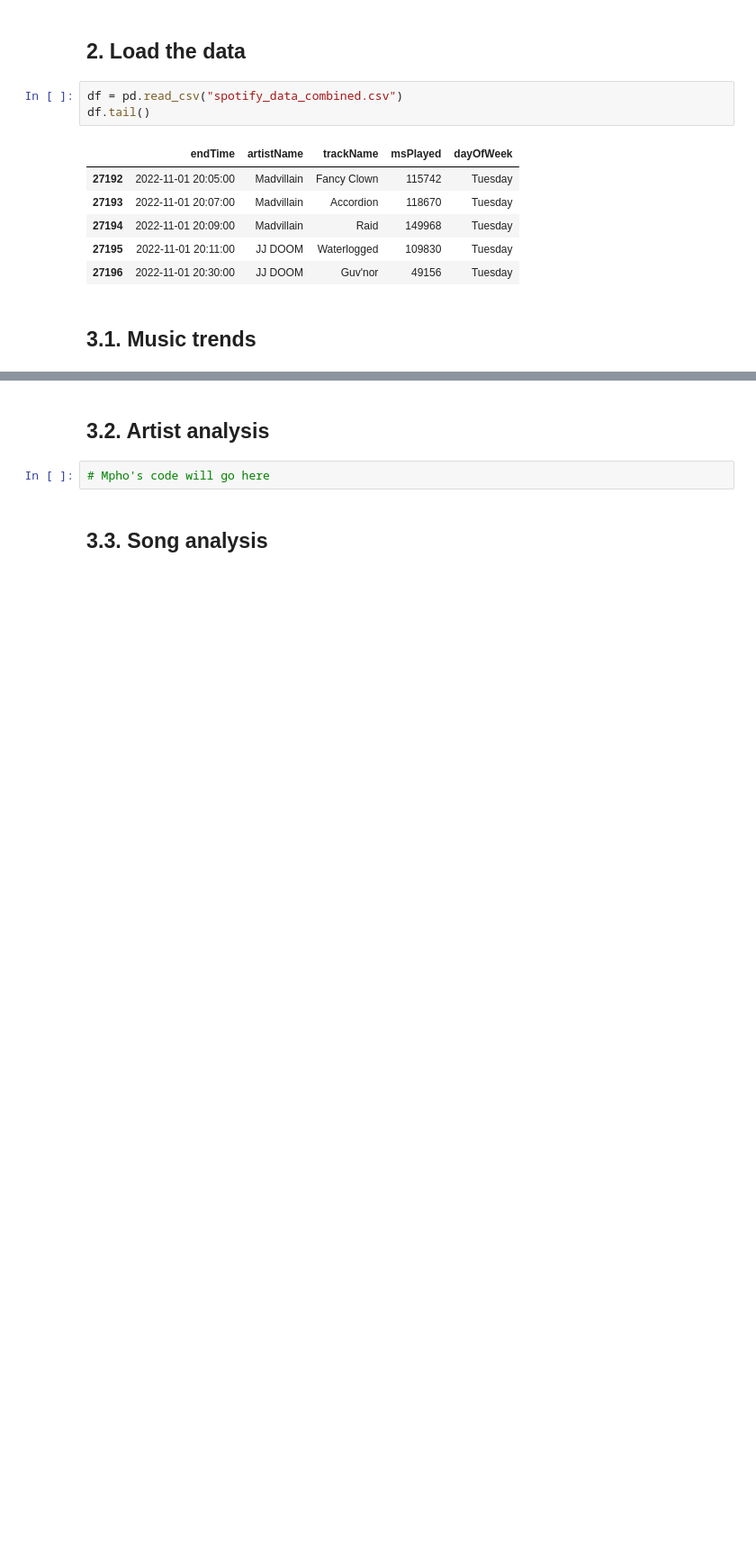
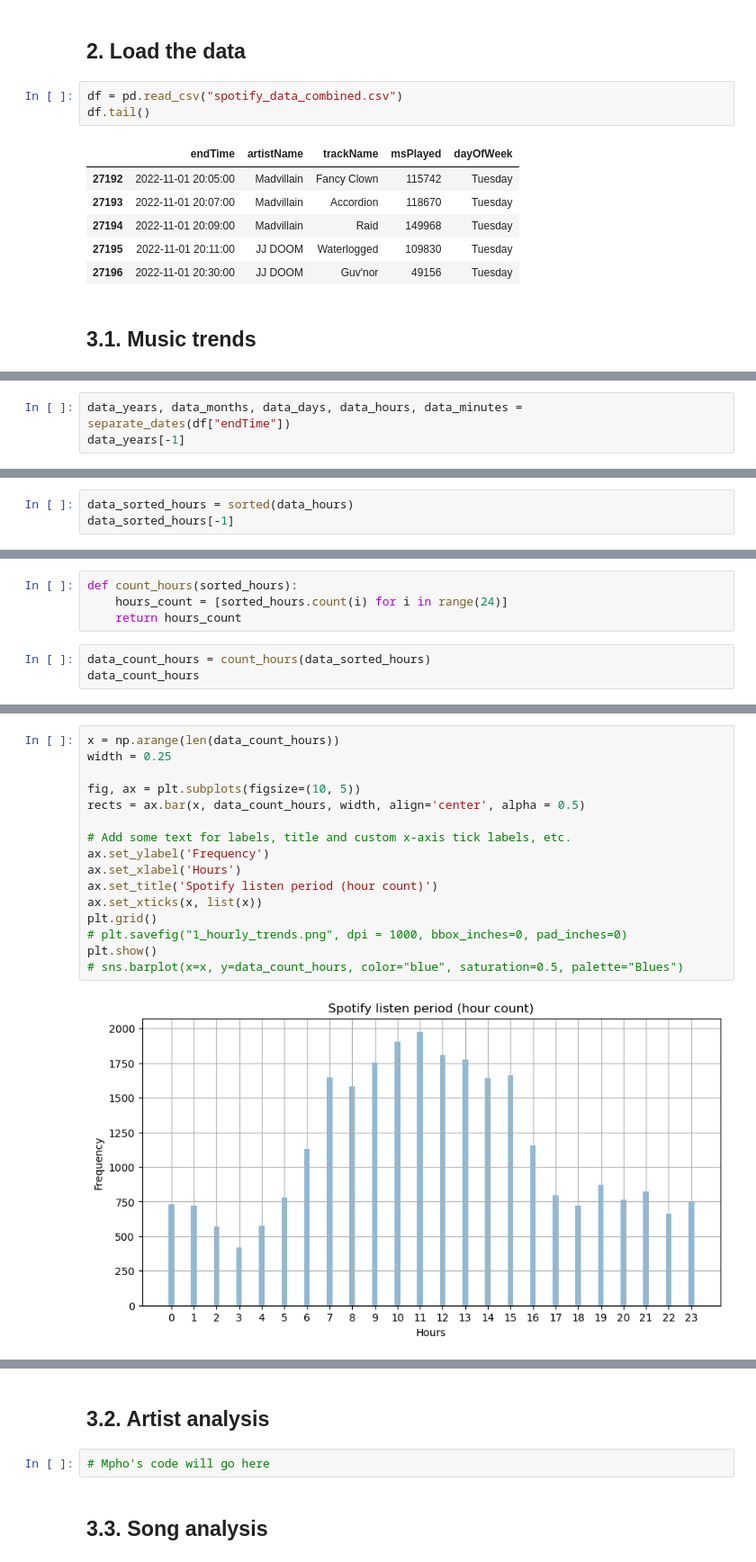
Before and after one commit to Tjale0895/presentation-project, a Jupyter notebook: analysis_notebook.ipynb, the cells around one changed output, grey strips where cells are left out. Shown at 90% size. Saved outputs shown, nothing was run; the diff lists cells and outputs as text; blank space fills up the shorter version.

```diff
--- a/analysis_notebook.ipynb
+++ b/analysis_notebook.ipynb
@@ -41,0 +90,3 @@ df.tail()
+# %%
+data_years, data_months, data_days, data_hours, data_minutes = separate_dates(df["endTime"])
+data_years[-1]
@@ -41,0 +95,3 @@ df.tail()
+# %%
+data_sorted_hours = sorted(data_hours)
+data_sorted_hours[-1]
@@ -41,0 +100,7 @@ df.tail()
+# %%
+def count_hours(sorted_hours):
+    hours_count = [sorted_hours.count(i) for i in range(24)]
+    return hours_count
+# %%
+data_count_hours = count_hours(data_sorted_hours)
+data_count_hours
@@ -41,0 +125,18 @@ df.tail()
+# %%
+x = np.arange(len(data_count_hours))
+width = 0.25
+
+fig, ax = plt.subplots(figsize=(10, 5))
+rects = ax.bar(x, data_count_hours, width, align='center', alpha = 0.5)
+
+# Add some text for labels, title and custom x-axis tick labels, etc.
+ax.set_ylabel('Frequency')
+ax.set_xlabel('Hours')
+ax.set_title('Spotify listen period (hour count)')
+ax.set_xticks(x, list(x))
+plt.grid()
+# plt.savefig("1_hourly_trends.png", dpi = 1000, bbox_inches=0, pad_inches=0)
+plt.show()
+# sns.barplot(x=x, y=data_count_hours, color="blue", saturation=0.5, palette="Blues")
+# %% [output]
+[figure, added]
```
Also changed, not shown: parts of 13 cells of this notebook.
